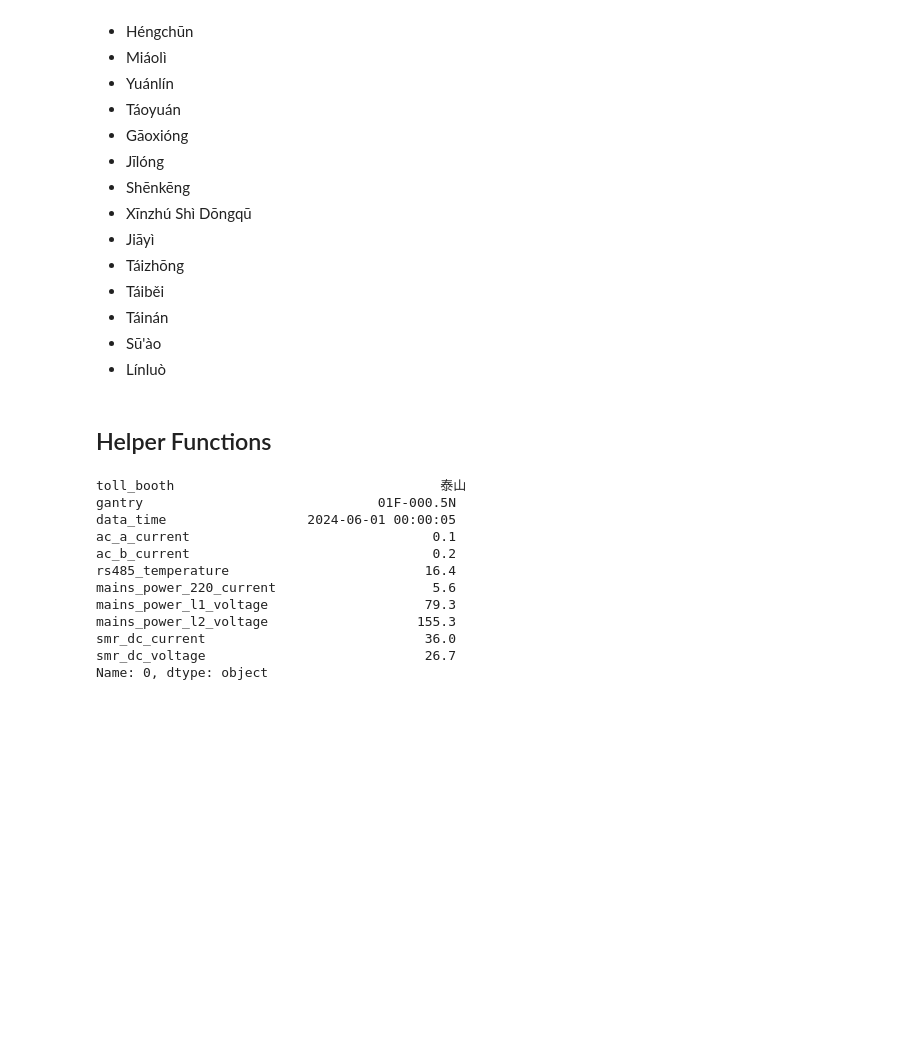
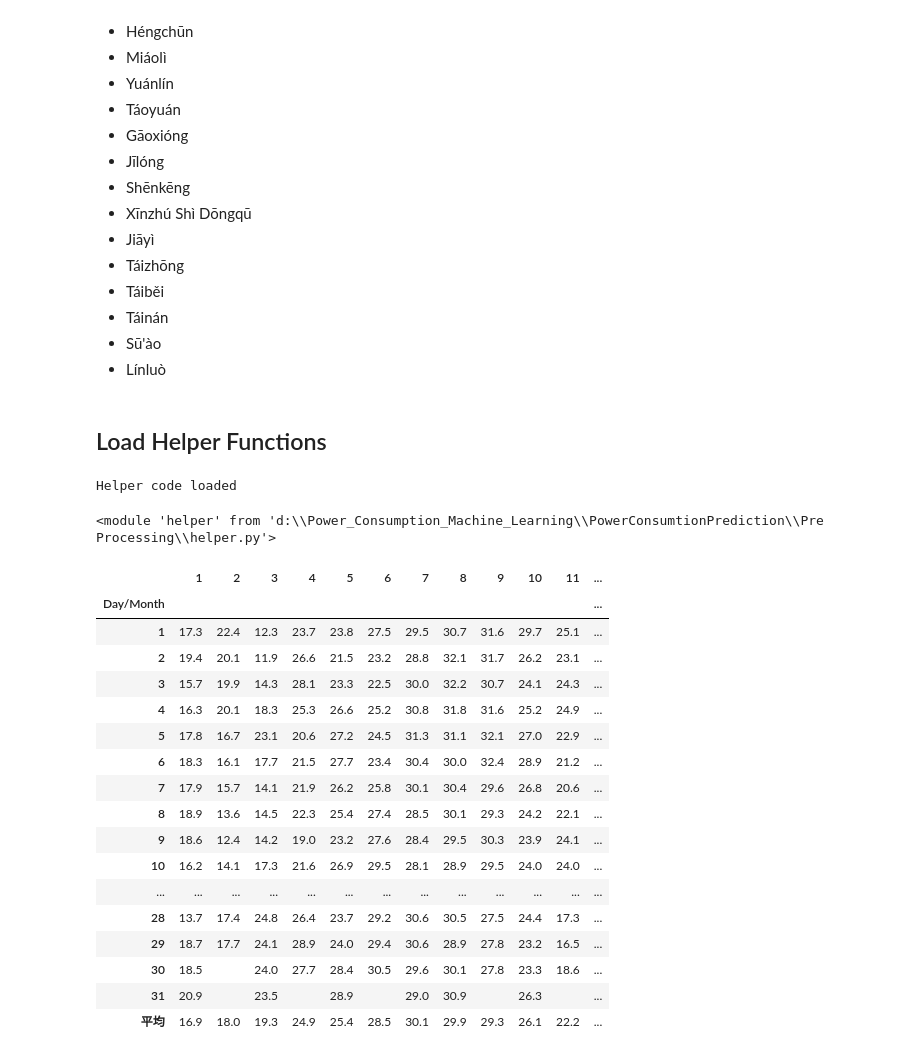
Before and after one commit to PauloWgDev/PowerConsumtionPrediction, a Jupyter notebook: Pre Processing/PreprocessData_Paulox.ipynb, the cells around one changed output. Cells and saved outputs as stored; diff of their text form; code cells hidden in the pictures; blank space fills up the shorter version.

```diff
--- a/Pre Processing/PreprocessData_Paulox.ipynb
+++ b/Pre Processing/PreprocessData_Paulox.ipynb
@@ -28,14 +28,15 @@ drive: https://drive.google.com/drive/folders/1-La7JXyL3X3uLkaZ_bcqyFX8za1M4X0U?
 import numpy as np
 import pandas as pd
 # %% [markdown]
-## Helper Functions
+## Load Helper Functions
 # %%
-def load_metereological_data(path):
-    data = pd.read_csv(
-    path,
-    skiprows=5,             # skip the metadata rows
-    header=0,               # use the first non-skipped row as the header
-    encoding="utf-8-sig"
-    )
-    return data
+import sys
+sys.path.append('helper.py')
+import helper
+
+import importlib
+importlib.reload(helper)
+# %% [output]
+Helper code loaded
+<module 'helper' from 'd:\\Power_Consumption_Machine_Learning\\PowerConsumtionPrediction\\Pre Processing\\helper.py'>
 # %%
@@ -44,16 +45,24 @@ metereological_data1 = load_metereological_data("../Raw Data/Meteorological Data
 # %%
-monitoring_data.iloc[0]
+all_data = helper.load_metereological_data_all()
+
+all_data["taipei"]
 # %% [output]
-toll_booth                                  泰山
-gantry                              01F-000.5N
-data_time                  2024-06-01 00:00:05
-ac_a_current                               0.1
-ac_b_current                               0.2
-rs485_temperature                         16.4
-mains_power_220_current                    5.6
-mains_power_l1_voltage                    79.3
-mains_power_l2_voltage                   155.3
-smr_dc_current                            36.0
-smr_dc_voltage                            26.7
-Name: 0, dtype: object
+|  | 1 | 2 | 3 | 4 | 5 | 6 | 7 | 8 | 9 | 10 | 11 | ... |
+| Day/Month |  |  |  |  |  |  |  |  |  |  |  | ... |
+| 1 | 17.3 | 22.4 | 12.3 | 23.7 | 23.8 | 27.5 | 29.5 | 30.7 | 31.6 | 29.7 | 25.1 | ... |
+| 2 | 19.4 | 20.1 | 11.9 | 26.6 | 21.5 | 23.2 | 28.8 | 32.1 | 31.7 | 26.2 | 23.1 | ... |
+| 3 | 15.7 | 19.9 | 14.3 | 28.1 | 23.3 | 22.5 | 30.0 | 32.2 | 30.7 | 24.1 | 24.3 | ... |
+| 4 | 16.3 | 20.1 | 18.3 | 25.3 | 26.6 | 25.2 | 30.8 | 31.8 | 31.6 | 25.2 | 24.9 | ... |
+| 5 | 17.8 | 16.7 | 23.1 | 20.6 | 27.2 | 24.5 | 31.3 | 31.1 | 32.1 | 27.0 | 22.9 | ... |
+| 6 | 18.3 | 16.1 | 17.7 | 21.5 | 27.7 | 23.4 | 30.4 | 30.0 | 32.4 | 28.9 | 21.2 | ... |
+| 7 | 17.9 | 15.7 | 14.1 | 21.9 | 26.2 | 25.8 | 30.1 | 30.4 | 29.6 | 26.8 | 20.6 | ... |
+| 8 | 18.9 | 13.6 | 14.5 | 22.3 | 25.4 | 27.4 | 28.5 | 30.1 | 29.3 | 24.2 | 22.1 | ... |
+| 9 | 18.6 | 12.4 | 14.2 | 19.0 | 23.2 | 27.6 | 28.4 | 29.5 | 30.3 | 23.9 | 24.1 | ... |
+| 10 | 16.2 | 14.1 | 17.3 | 21.6 | 26.9 | 29.5 | 28.1 | 28.9 | 29.5 | 24.0 | 24.0 | ... |
+| ... | ... | ... | ... | ... | ... | ... | ... | ... | ... | ... | ... | ... |
+| 28 | 13.7 | 17.4 | 24.8 | 26.4 | 23.7 | 29.2 | 30.6 | 30.5 | 27.5 | 24.4 | 17.3 | ... |
+| 29 | 18.7 | 17.7 | 24.1 | 28.9 | 24.0 | 29.4 | 30.6 | 28.9 | 27.8 | 23.2 | 16.5 | ... |
+| 30 | 18.5 |  | 24.0 | 27.7 | 28.4 | 30.5 | 29.6 | 30.1 | 27.8 | 23.3 | 18.6 | ... |
+| 31 | 20.9 |  | 23.5 |  | 28.9 |  | 29.0 | 30.9 |  | 26.3 |  | ... |
+| 平均 | 16.9 | 18.0 | 19.3 | 24.9 | 25.4 | 28.5 | 30.1 | 29.9 | 29.3 | 26.1 | 22.2 | ... |
 # %%
```
Also changed, not shown: parts of 2 cells of this notebook, 1 other file.
